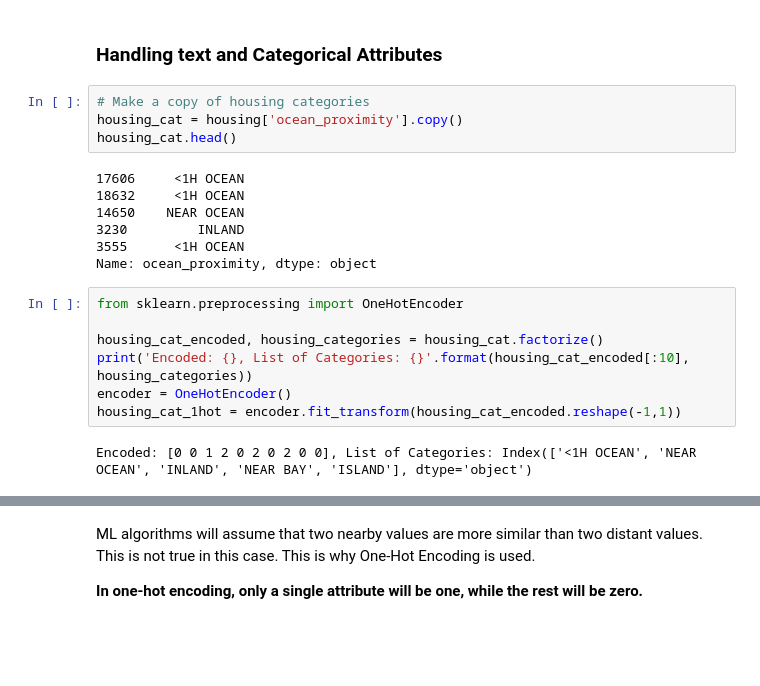
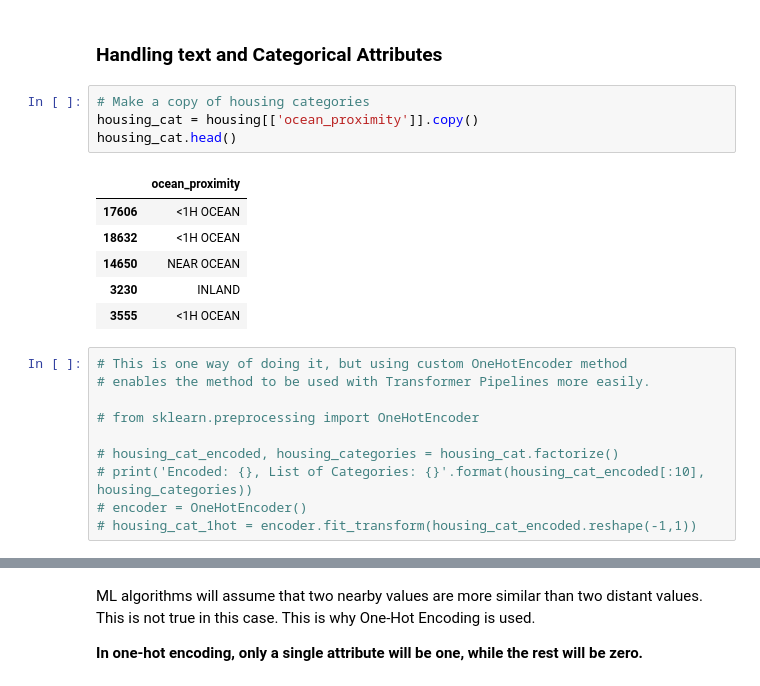
Before and after one commit to ninjrok/data-science-starters-guide, a Jupyter notebook: jupyter_notebooks/california_housing_prices.ipynb, the cells around one changed output, grey strips where cells are left out. Saved outputs shown, nothing was run; the diff lists cells and outputs as text; blank space fills up the shorter version.

```diff
--- a/jupyter_notebooks/california_housing_prices.ipynb
+++ b/jupyter_notebooks/california_housing_prices.ipynb
@@ -393,21 +393,22 @@ array([-118.51  ,   34.26  ,   29.    , 2119.5   ,  433.    , 1164.    ,
 ### Handling text and Categorical Attributes
 # %%
 # Make a copy of housing categories
-housing_cat = housing['ocean_proximity'].copy()
+housing_cat = housing[['ocean_proximity']].copy()
 housing_cat.head()
 # %% [output]
-17606     <1H OCEAN
-18632     <1H OCEAN
-14650    NEAR OCEAN
-3230         INLAND
-3555      <1H OCEAN
-Name: ocean_proximity, dtype: object
+|  | ocean_proximity |
+| 17606 | <1H OCEAN |
+| 18632 | <1H OCEAN |
+| 14650 | NEAR OCEAN |
+| 3230 | INLAND |
+| 3555 | <1H OCEAN |
 # %%
-from sklearn.preprocessing import OneHotEncoder
+# This is one way of doing it, but using custom OneHotEncoder method
+# enables the method to be used with Transformer Pipelines more easily.
 
-housing_cat_encoded, housing_categories = housing_cat.factorize()
-print('Encoded: {}, List of Categories: {}'.format(housing_cat_encoded[:10], housing_categories))
-encoder = OneHotEncoder()
-housing_cat_1hot = encoder.fit_transform(housing_cat_encoded.reshape(-1,1))
+# from sklearn.preprocessing import OneHotEncoder
+
+# housing_cat_encoded, housing_categories = housing_cat.factorize()
+# print('Encoded: {}, List of Categories: {}'.format(housing_cat_encoded[:10], housing_categories))
+# encoder = OneHotEncoder()
+# housing_cat_1hot = encoder.fit_transform(housing_cat_encoded.reshape(-1,1))
-# %% [output]
-Encoded: [0 0 1 2 0 2 0 2 0 0], List of Categories: Index(['<1H OCEAN', 'NEAR OCEAN', 'INLAND', 'NEAR BAY', 'ISLAND'], dtype='object')
```
Also changed, not shown: parts of 8 cells of this notebook, 1 other file.
